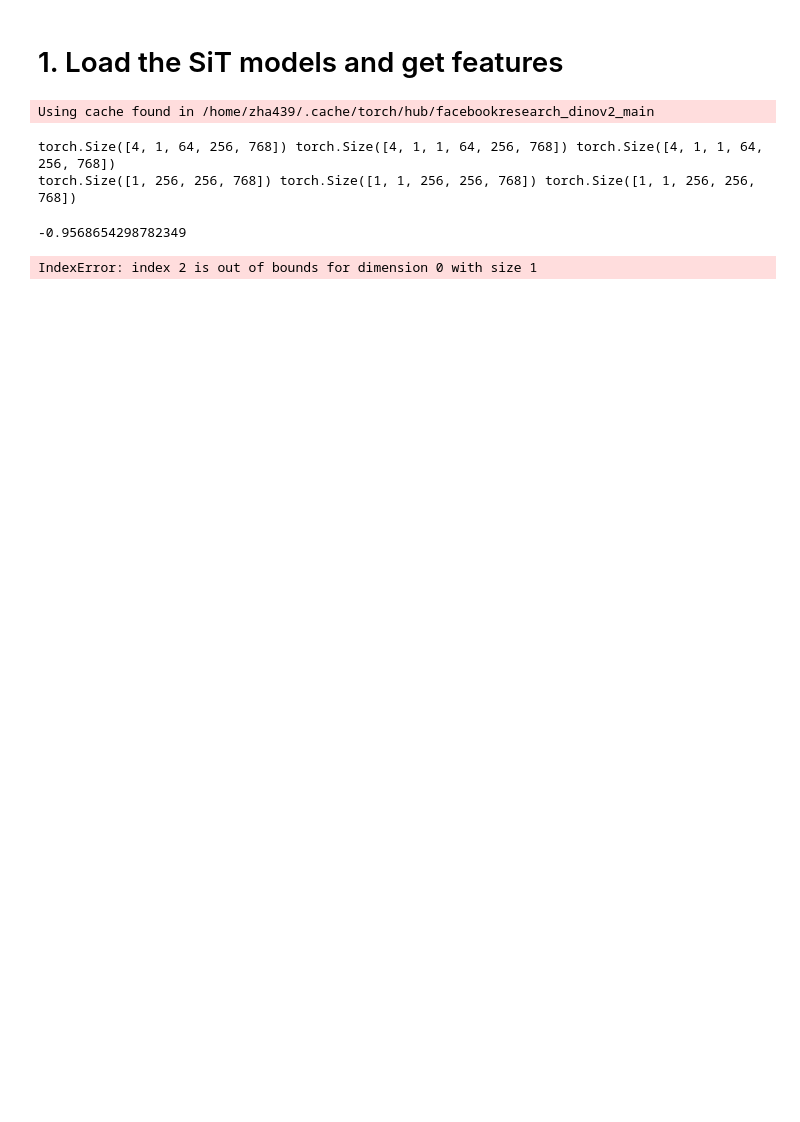
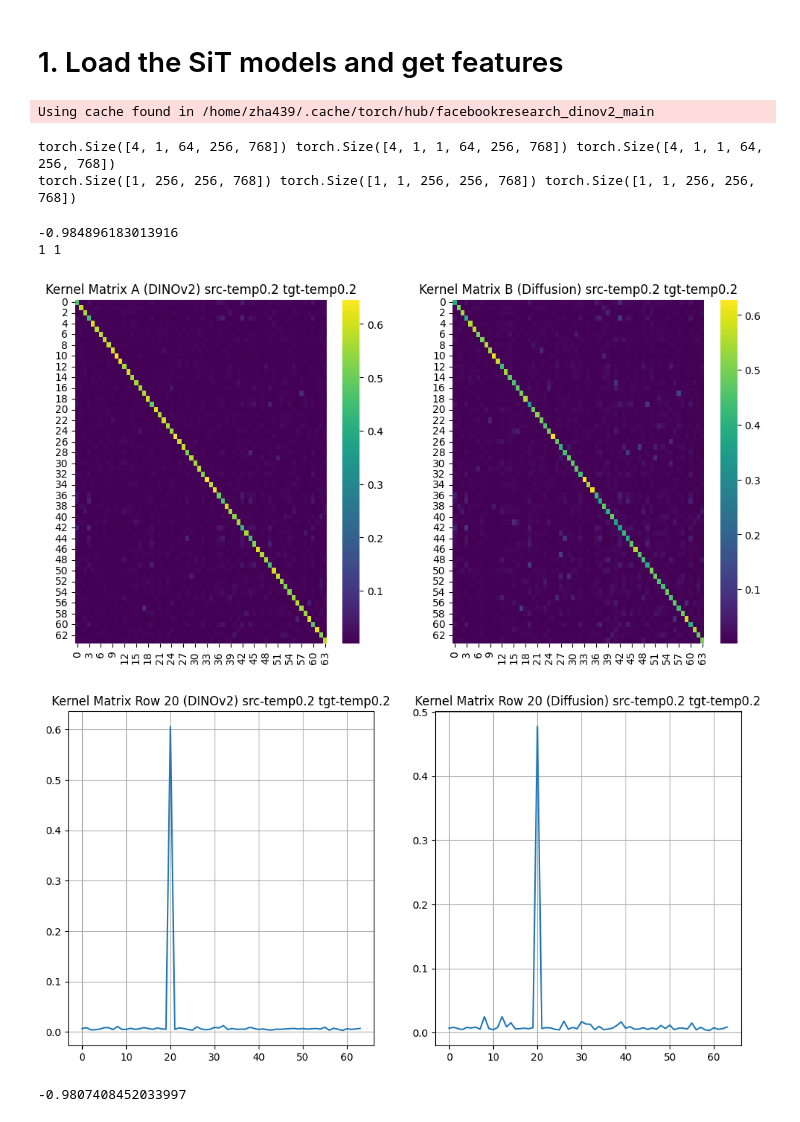
Before and after one commit to xingjianleng/REPA, a Jupyter notebook: notebooks/s2s-temp-analysis.ipynb, the cells around one changed output. Saved outputs shown, nothing was run; the diff lists cells and outputs as text; code cells hidden in the pictures; blank space fills up the shorter version.

Commit message:
Upload notebook for sample2sample temperature analysis

```diff
--- a/notebooks/s2s-temp-analysis.ipynb
+++ b/notebooks/s2s-temp-analysis.ipynb
@@ -45,7 +48,8 @@ class repaArgs():
     fused_attn = True
     qk_norm = False
     resolution = 256
-    ckpt = 'exps/sit-xl-linear-dinov2-b-enc8-sample2sample-jsd-coeff0.2-50k/checkpoints/0020000.pt'
+    ckpt = 'pretrained_models/last.pt'
+    # ckpt = 'exps/sit-xl-linear-dinov2-b-enc8-sample2sample-jsd-coeff0.2-50k/checkpoints/0020000.pt'
     # ckpt = 'exps/sit-xl-linear-dinov2-b-enc8-sample2sample-v2-jsd-0.2-0.2-only-coeff0.2-50k/checkpoints/0020000.pt'
     data_dir = './data/'
     enc_type: str = "dinov2-vit-b"
@@ -324,7 +328,7 @@ def sample2sample_kernel_alignment_score_jsd(feats_A, feats_B, feats_A_=None, fe
 
     # Alignment score: 1 - JSD
     alignment_score = 1.0 - JSD_mean
-    return alignment_score, kernel_matrix_A, kernel_matrix_B
+    return alignment_score, P, Q
 # %%
 # Simulate 64x64 kernel matrix
 gpu_id = 2
@@ -347,5 +351,7 @@ for fs_tilde_layer in fs_tilde[gpu_id]:
         kernel_matrices_B.append(kernel_matrix_B)
 
 print(kernel_alignment_loss.item())
+print(len(kernel_matrices_A), len(kernel_matrices_B))
 # %% [output]
--0.9568654298782349
+-0.984896183013916
+1 1
@@ -354,3 +358,30 @@ print(kernel_alignment_loss.item())
+# %%
+# Analysis here...
+
+# Heatmap of the kernel matrices
+plt.figure(figsize=(12, 6))
+plt.subplot(121)
+sns.heatmap(kernel_matrices_A[0].cpu().numpy(), cmap='viridis', cbar=True)
+plt.title(f"Kernel Matrix A (DINOv2) src-temp{args.s2s_src_temp} tgt-temp{args.s2s_tgt_temp}")
+plt.subplot(122)
+sns.heatmap(kernel_matrices_B[0].cpu().numpy(), cmap='viridis', cbar=True)
+plt.title(f"Kernel Matrix B (Diffusion) src-temp{args.s2s_src_temp} tgt-temp{args.s2s_tgt_temp}")
+plt.show()
+
+# Row distributions (probability)
+plt.figure(figsize=(12, 6))
+plt.subplot(121)
+plt.plot(kernel_matrices_A[0][20].cpu().numpy())
+plt.title(f"Kernel Matrix Row 20 (DINOv2) src-temp{args.s2s_src_temp} tgt-temp{args.s2s_tgt_temp}")
+plt.grid()
+plt.subplot(122)
+plt.plot(kernel_matrices_B[0][20].cpu().numpy())
+plt.title(f"Kernel Matrix Row 20 (Diffusion) src-temp{args.s2s_src_temp} tgt-temp{args.s2s_tgt_temp}")
+plt.grid()
+plt.show()
+# %% [output]
+[figure, added]
+[figure, added]
 # %%
 # Simulate 64x256 kernel matrix
 gpu_id = 2
@@ -360,12 +391,8 @@ kernel_matrices_A = []
 kernel_matrices_B = []
 
 for fs_tilde_layer, fs_tilde_g in zip(fs_tilde[gpu_id], fs_tilde_gather):
-    for i, (z, z_g, f_tilde, f_tilde_g) in enumerate(zip(zs, zs_gather, fs_tilde_layer, fs_tilde_g)):
-        print(z.shape)
-        print(z_g.shape)
-        print(f_tilde.shape)
-        print(f_tilde_g.shape)
-        curr_kernel_alignment_loss, kernel_matrices_A, kernel_matrices_B = sample2sample_kernel_alignment_score_jsd(
+    for i, (z, z_g, f_tilde, f_tilde_g) in enumerate(zip(zs[gpu_id], zs_gather, fs_tilde_layer, fs_tilde_g)):
+        curr_kernel_alignment_loss, kernel_matrix_A, kernel_matrix_B = sample2sample_kernel_alignment_score_jsd(
             feats_A=z,  # [B, N, D]
             feats_B=f_tilde, # [B, N, D]
             feats_A_=z_g,       # [B x n_gpus, N, D]
@@ -380,4 +407,4 @@ for fs_tilde_layer, fs_tilde_g in zip(fs_tilde[gpu_id], fs_tilde_gather):
 
 print(kernel_alignment_loss.item())
 # %% [output]
-IndexError: index 2 is out of bounds for dimension 0 with size 1
+-0.9807408452033997
```
Also changed, not shown: parts of 3 cells of this notebook, 1 other file.
